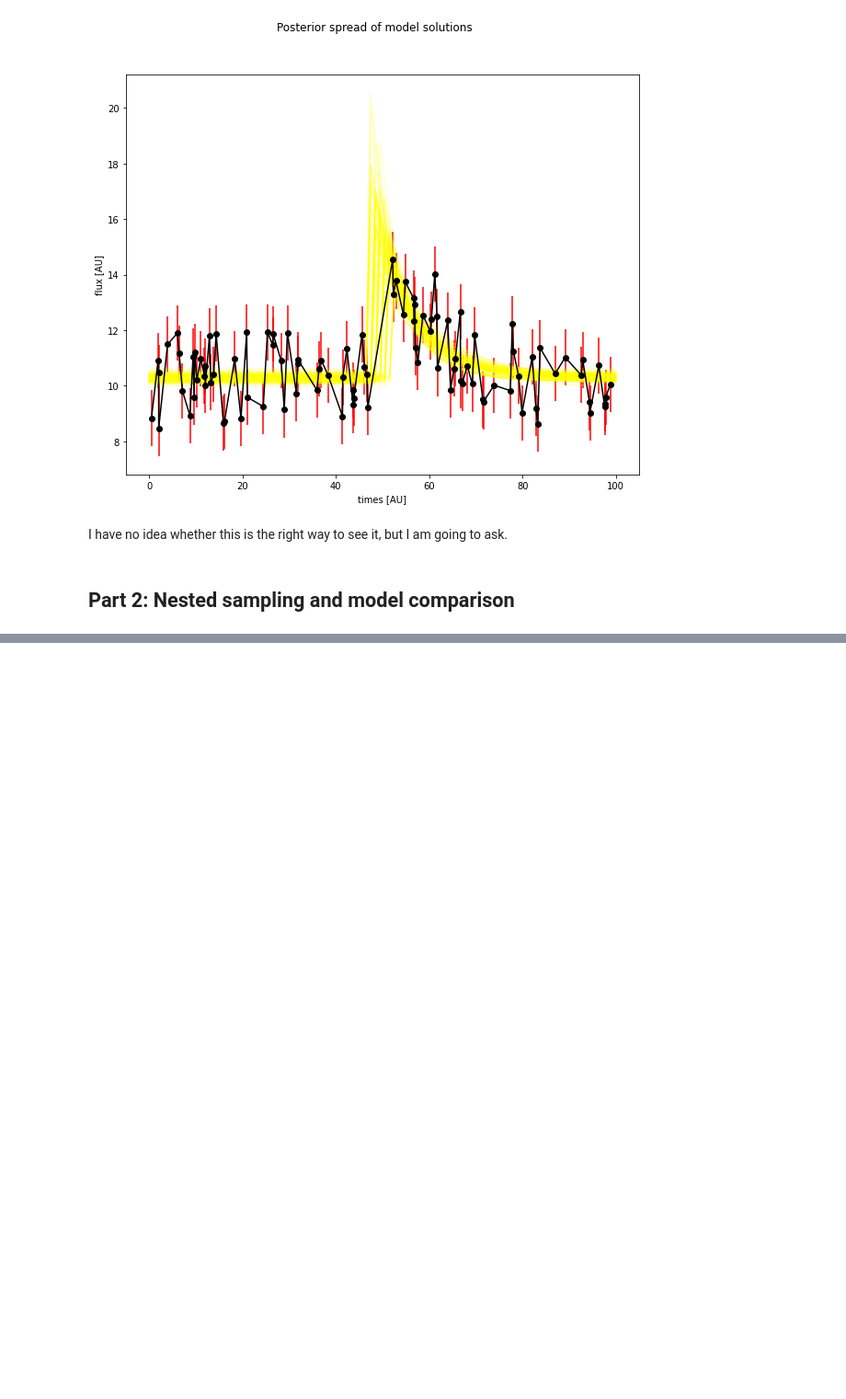
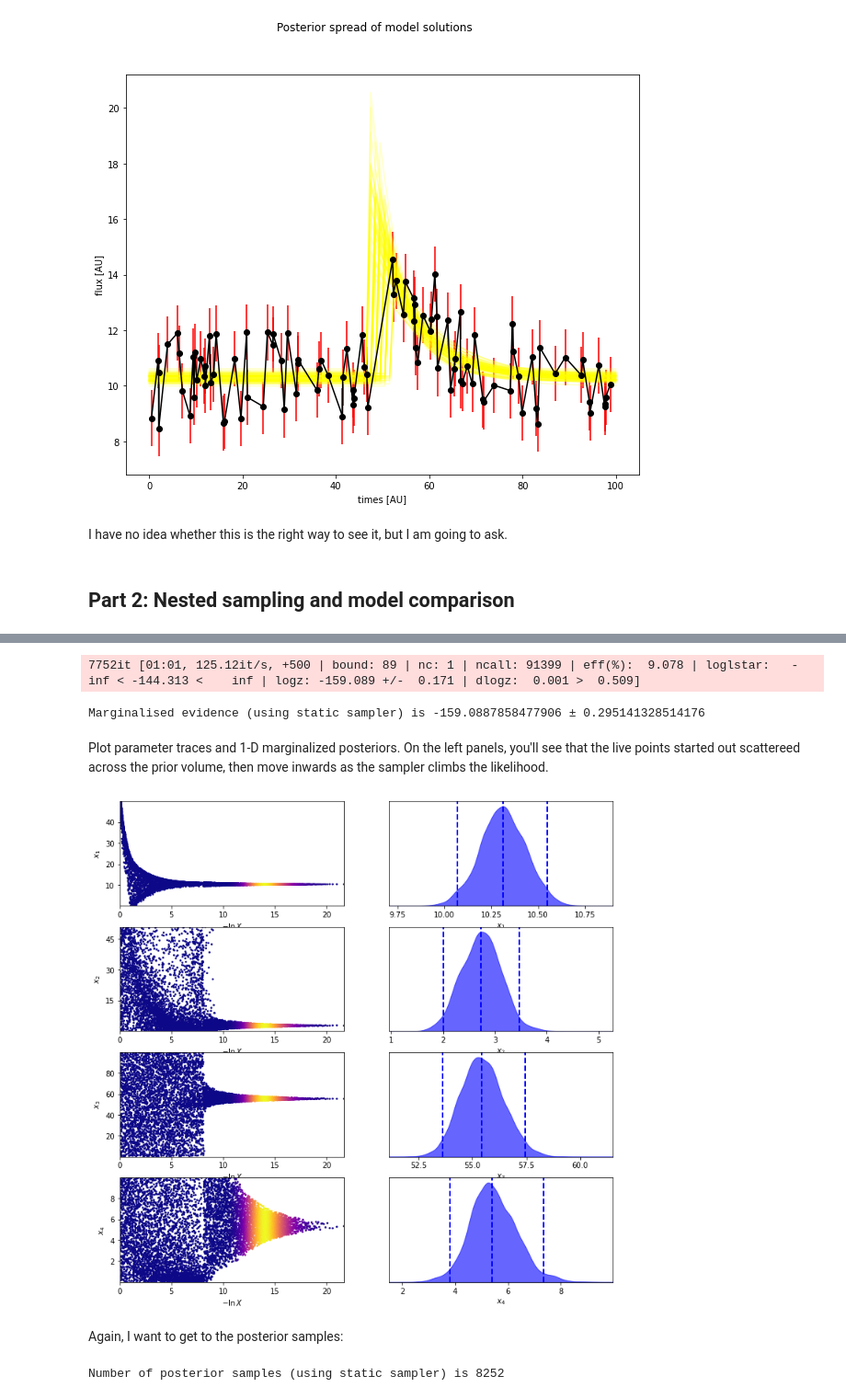
Before and after one commit to nicolegrillo/astrostatistics_bicocca_2023, a Jupyter notebook: working/The_transient_universe.ipynb, the cells around one changed output, grey strips where cells are left out. Shown at 92% size. Drawn from its saved outputs; the diff is of its cells as text; code cells hidden in the pictures; blank space fills up the shorter version.

```diff
--- a/working/The_transient_universe.ipynb
+++ b/working/The_transient_universe.ipynb
@@ -406,0 +335,40 @@ Sad story.
+# %%
+def Model_2(par, t):
+
+    b, A, t0, sigma_w = par
+
+    model = b + A * np.exp(-(t - t0)**2 / (2 * sigma_w**2))
+
+    return model
+
+def ptform_2(theta):
+
+    b, A, t0, sigma_w = theta # unpack the parameters
+
+    bmin = 0.  # lower bound on uniform prior on b
+    bmax = 50.   # upper bound on uniform prior on b
+
+    Amin = 0.  # lower bound on uniform prior on A
+    Amax = 50.   # upper bound on uniform prior on A
+
+    t0min = 0.  # lower bound on uniform prior on t0
+    t0max = 100.   # upper bound on uniform prior on t0
+
+    swmin = 0  # lower bound on uniform prior on ln_a
+    swmax = +10   # upper bound on uniform prior on ln_a
+
+    return (b*(bmax-bmin) + bmin, A*(Amax-Amin) + A, t0*(t0max-t0min) + t0min, sigma_w*(swmax-swmin) + swmin)
+
+
+def loglikelihood_dynesty_2(theta):  # define a second model and test it through this likelihood
+    """
+    The log-likelihood function.
+    """
+
+    return - 0.5 * np.sum(np.log(2*np.pi*err_flux**2) + ((flux - Model_2(theta, times)) / err_flux)**2)
+# %%
+sampler_2 = dynesty.NestedSampler(loglikelihood_dynesty_2, ptform_2, ndim)
+sampler_2.run_nested()
+sresults_2 = sampler_2.results
+# %% [output]
+7752it [01:01, 125.12it/s, +500 | bound: 89 | nc: 1 | ncall: 91399 | eff(%):  9.078 | loglstar:   -inf < -144.313 <    inf | logz: -159.089 +/-  0.171 | dlogz:  0.001 >  0.509]
@@ -406,0 +378,12 @@ Sad story.
+# %%
+print('Marginalised evidence (using static sampler) is {} ± {}'.format(logZdynesty_2, logZerrdynesty_2))
+# %% [output]
+Marginalised evidence (using static sampler) is -159.0887858477906 ± 0.295141328514176
+# %% [markdown]
+Plot parameter traces and 1-D marginalized posteriors. On the left panels, you'll see that the live points started out scattereed across the prior volume, then move inwards as the sampler climbs the likelihood.
+# %%
+tfig, taxes = dyplot.traceplot(sresults_2)
+# %% [output]
+[figure, added]
+# %% [markdown]
+Again, I want to get to the posterior samples:
@@ -406,0 +393,4 @@ Sad story.
+# %%
+print('Number of posterior samples (using static sampler) is {}'.format(postsamples_2.shape[0]))
+# %% [output]
+Number of posterior samples (using static sampler) is 8252
```
Also changed, not shown: parts of 45 cells of this notebook.
